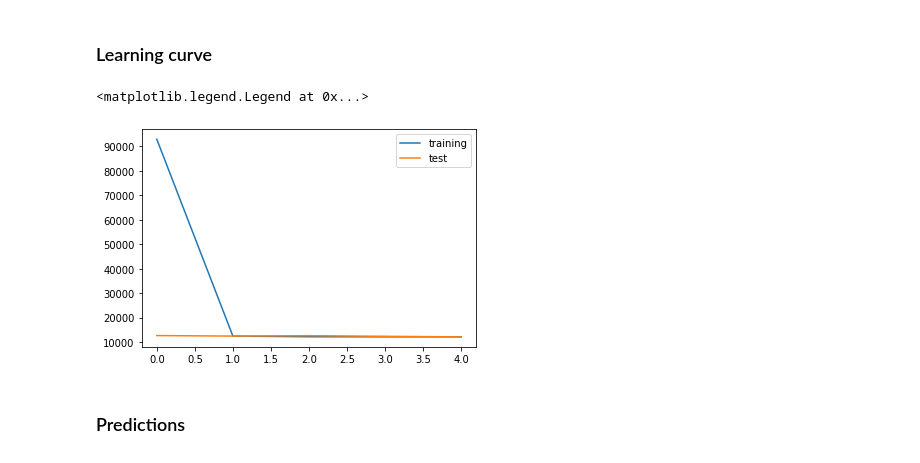
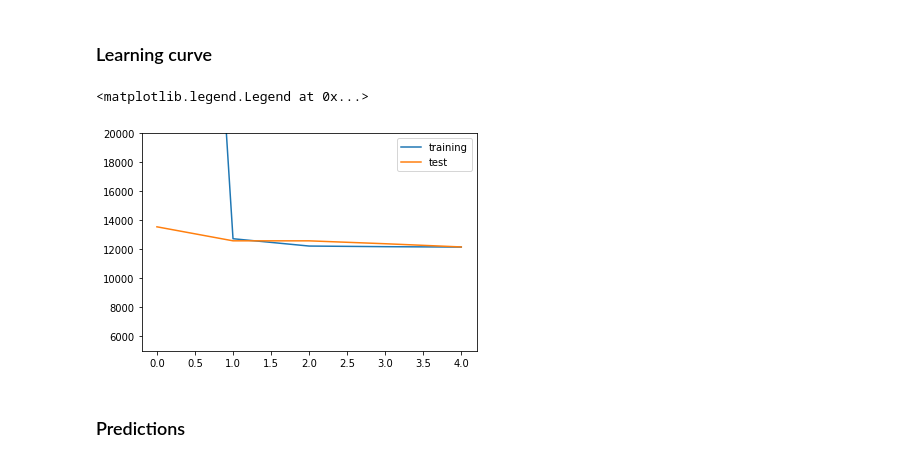
Before and after one commit to i4Ds/rodem-sp-tutorial-2021, a Jupyter notebook: notebooks/SOHO_sunspots_dataset.ipynb, the cells around one changed output. Drawn from its saved outputs; the diff is of its cells as text; code cells hidden in the pictures.

Commit message:
limit y axis for loss plot

```diff
--- a/notebooks/SOHO_sunspots_dataset.ipynb
+++ b/notebooks/SOHO_sunspots_dataset.ipynb
@@ -260,10 +260,12 @@ done
 # %%
 plt.plot( losses_train, label='training' )
 plt.plot( losses_test, label='test' )
+axes = plt.gca()
+axes.set_ylim([5000,20000])
 plt.legend()
 # %% [output]
 <matplotlib.legend.Legend at 0x...>
-[figure, old version]
+[figure, new version]
 # %% [markdown]
 ### Predictions
 # %%
```
Also changed, not shown: parts of 7 cells of this notebook.
